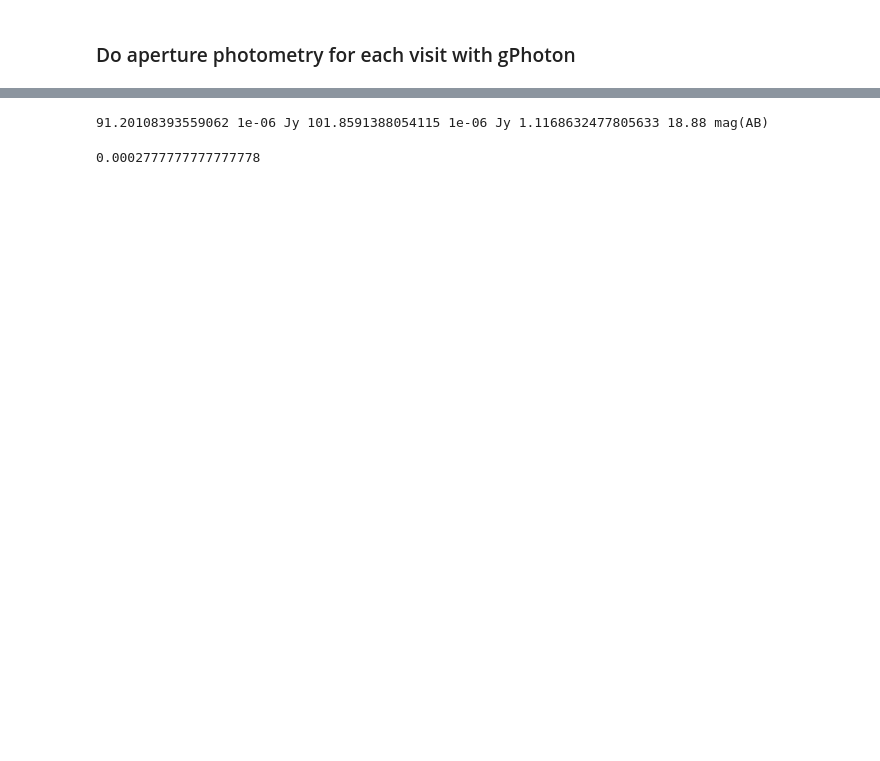
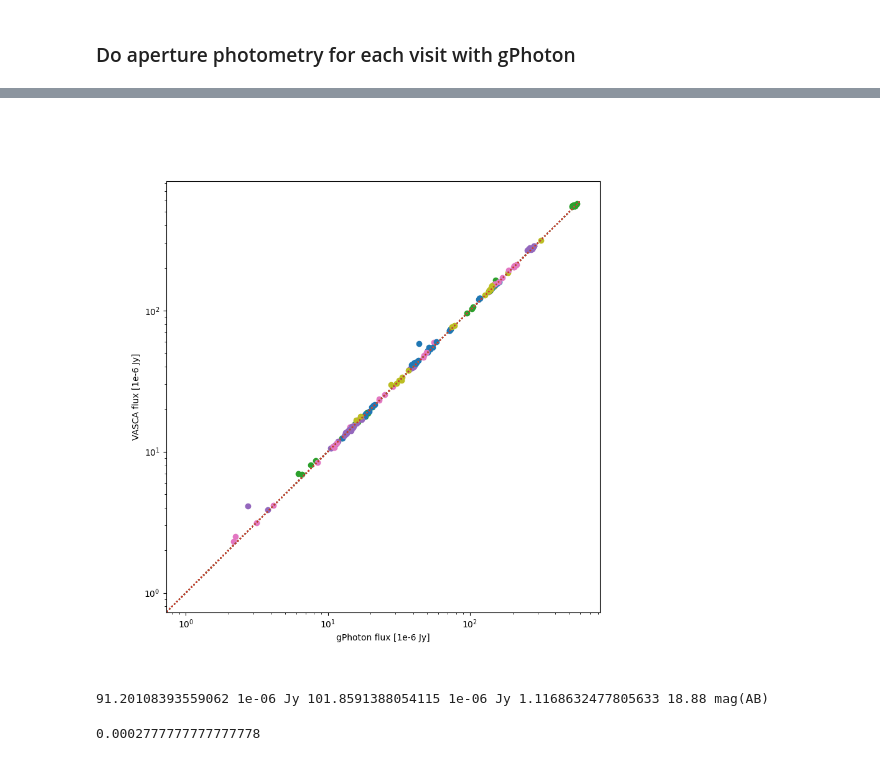
Before and after one commit to rbuehler/vasca, a Jupyter notebook: vasca/examples/inspect_gPhoton.ipynb, the cells around one changed output, grey strips where cells are left out. Saved outputs shown, nothing was run; the diff lists cells and outputs as text; code cells hidden in the pictures; blank space fills up the shorter version.

```diff
--- a/vasca/examples/inspect_gPhoton.ipynb
+++ b/vasca/examples/inspect_gPhoton.ipynb
@@ -3,11 +3,14 @@
 Run gPhoton to create GALEX light curves etc.
 Setup your source parameter and setting in the cell below.
 # %%
-region_name = "ALL_10-800"
+region_name = "ALL_10-800_LOOSE"
 outdir = "./resources/gPhoton_out/"
 region_fname = "./vasca_pipeline/"+region_name+"/region_"+region_name+"_cat.fits"
 
-srcs_ids = [55034 ,61491 ,64360 ,73354 ,76243 ,92867 ,104078 ,106745 ,226975 ,267514 ,588567 ,599887 ,] # WDs ALL
+srcs_ids = [4993 ,13580 ,14504 ,30475 ,50388 ,52994 ,79477 ,120265 ,138783 ,139480 ,162697 ,204419 ,221349 ,228958 ,236839 ,253214 ,253670
+            ,256433 ,261213 ,331466 ,340464 ,381336 ,390864 ,489430 ,498065 ,525310 ,532554 ,533185 ,540235 ,583838 ,639720 ,645215 ,645730
+            ,659787 ,666224 ,673175 ,680119 ,691408 ,714140 ,764827 ,1037284 ,1069077 ,1070938 ,1805505 ,1839206 ,2527679 ,3074917 ,]
+#srcs_ids = [4993]
 # %%
 %matplotlib widget
 import ipywidgets as widgets
@@ -58,50 +44,26 @@ Table length=12
 # %% [markdown]
 ### Do aperture photometry for each visit with gPhoton
 # %%
-def get_lc(filename, sig_cut=3.5):
-    #Load file
-    dd_gph = np.load(filename,allow_pickle='TRUE').item()
+fig, ax = plt.subplots(1,1,figsize=(9, 9), squeeze=True, num="gPhotFlux", clear=True)
 
-    # Get gphoton lc
-    keep_keys = ('t_mean', 'exptime','flux_bgsub', 'flux_bgsub_err','mag_bgsub','mag_bgsub_err_2',"flags","mag_mcatbgsub","mag_mcatbgsub_err_2", "mag", "flags")
-    dd_gap = {x: dd_gph["gAperture"][x] for x in keep_keys if x in dd_gph["gAperture"]}
-    dd_gap["s2n"]=dd_gap['flux_bgsub']/dd_gap['flux_bgsub_err']
+for rg_src_id in srcs_ids:
 
-    # Units of flux_bgsub are in erg sec^-1 cm^-2 Å^-1. . Get also Jy flux from AB magnitude
-    dd_gap['flux'],dd_gap['flux_err'] = mag2flux(dd_gap["mag_mcatbgsub"],dd_gap["mag_mcatbgsub_err_2"])
-    dd_gap['t_mean']= tgalex_to_astrotime(dd_gap['t_mean'],"mjd")
-    # Units of time are in "GALEX Time" = "UNIX Time" - 315964800, change to MJD
+    #Get source
+    tc_src = rg.get_src_from_id(rg_src_id, load_from_file = True, add_sed=False,add_gphoton=True, add_spectrum=False)
+    tt_gp_lc = tc_src.tt_gphoton_lc
+    tt_gp_lc["rtime"]=np.round(tt_gp_lc["time"],4)
+    tt_src_lc = tc_src.tt_source_lc
+    tt_src_lc["rtime"]=np.round(tt_src_lc["time"],4)
+    tt_lc = join(tt_gp_lc,tt_src_lc,keys=['obs_filter_id',"rtime"],join_type='outer',table_names=["gp","src"])
+    sel_both = ~tt_lc["time_gp"].mask*~tt_lc["time_src"].mask
+    tt_lc_both = tt_lc[sel_both]
+    sel_gp = tt_lc_both["sel_gp"]*tt_lc_both["s2n"]>3
+    #display(tt_lc[sel_both])
 
-    tt_gap = Table(data= dd_gap)
-    sel_gap = (tt_gap["s2n"]>sig_cut) * (tt_gap["flags"]<0.5)
-    return tt_gap,sel_gap
-
-def plot_lc(rg_src_id):
-
-    #Get table entries for that source
-    tt_src = tt_srcs[tt_srcs["rg_src_id"]==rg_src_id]
-
-    fname = gphot_dir+"/gPhoton_ra"+str(round(tt_src["ra"][0],5))+"_dec"+str(round(tt_src["dec"][0],5))+"_nuv_app.npy"
-    tt_gap, sel_gap = get_lc(fname)
-
-    fig_lc_src = plt.figure("Light curve",figsize=(12, 8), clear=True)
-    vvis.plot_light_curve(rg, rg_src_ids = rg_src_id,fig=fig_lc_src, flux_var="flux", markersize=10) #
-
-    #plt.errorbar(tt_gap['t_mean'],1.132*tt_gap['flux'],yerr=tt_gap['flux_err'],fmt="k*", label="gPhoton al l", alpha=0.3)
-    plt.plot(tt_gap['t_mean'][sel_gap],1.120*tt_gap['flux'][sel_gap], lw=0,marker="o", color="k",label="gPhoton sel") #,yerr=tt_gap['flux_err'][sel_gap],
-    plt.yscale('log')
-
-    #Add FUV if existent
-    fname_fuv = fname.replace("_nuv","_fuv")
-    if os.path.isfile(fname_fuv):
-        tt_gap_fuv,sel_gap_fuv = get_lc(fname_fuv)
-        #plt.errorbar(tt_gap_fuv['t_mean'],1.132*tt_gap_fuv['flux'],yerr=tt_gap_fuv['flux_err'],fmt="ko", label="gPhoton all", alpha=0.3)
-        plt.plot(tt_gap_fuv['t_mean'][sel_gap_fuv],1.120*tt_gap_fuv['flux'][sel_gap_fuv],label="gPhoton sel", lw= 0, marker="o", markerfacecolor=None, markeredgecolor="k") #,yerr=tt_gap_fuv['flux_err'][sel_gap_fuv]
-
-    plt.legend()
-    plt.show()
-    display(tt_src)
-    display(tt_gap)
-
-widgets.interactive( plot_lc, rg_src_id=tt_srcs["rg_src_id"])
+    ax.plot(tt_lc_both[sel_gp]["flux_gp"],tt_lc_both[sel_gp]["flux_src"],"o")
+    ax.set_xlabel("gPhoton flux [1e-6 Jy]")
+    ax.set_ylabel("VASCA flux [1e-6 Jy]")
+    ax.set_xscale("log")
+    ax.set_yscale("log")
+    ax.plot(range(600),range(600),":")
 # %% [output]
@@ -109,3 +72,4 @@ interactive(children=(Dropdown(description='rg_src_id', options=(55034, 61491, 6
+[figure, added]
 # %%
 # Calculate apperture flux correctin from http://www.galex.caltech.edu/researcher/techdoc-ch5.html
 f1 = mag2flux(19)
```
Also changed, not shown: parts of 3 cells of this notebook, 4 other files.
